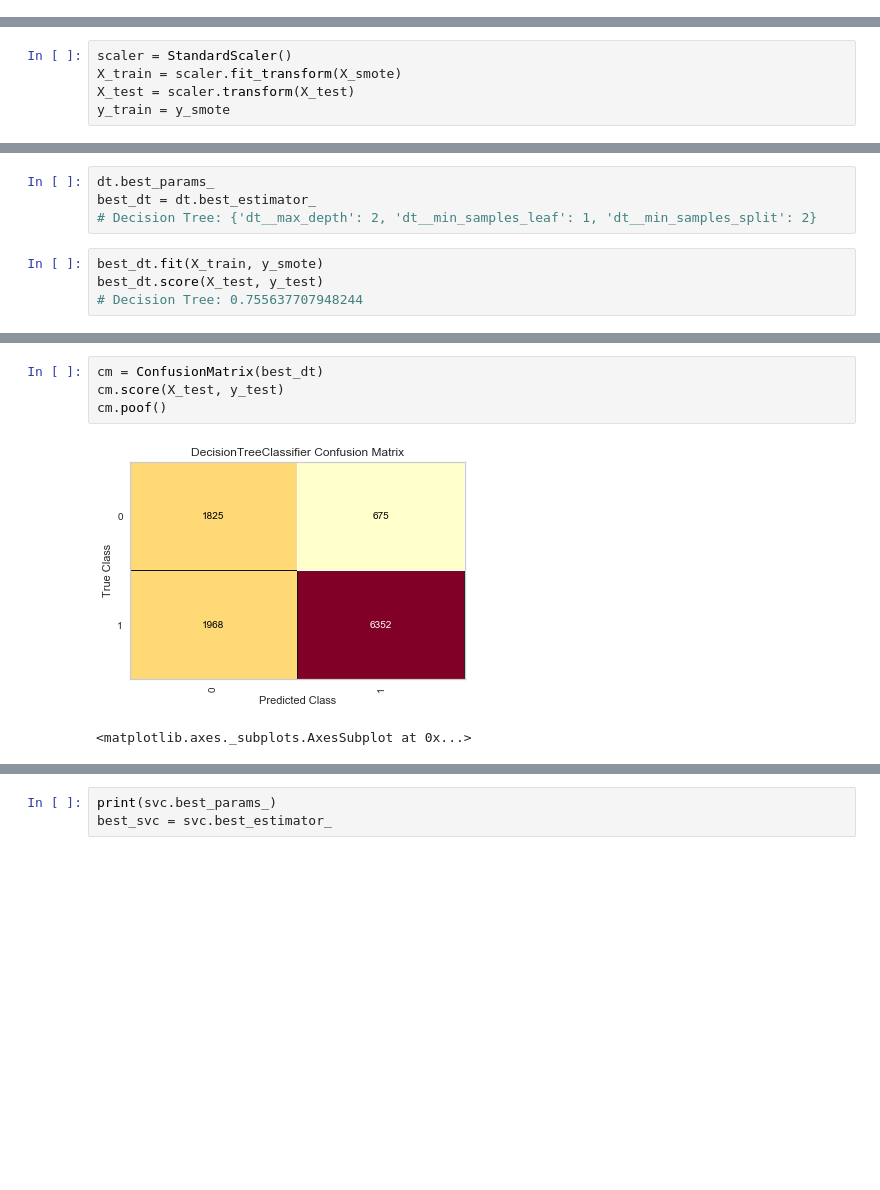
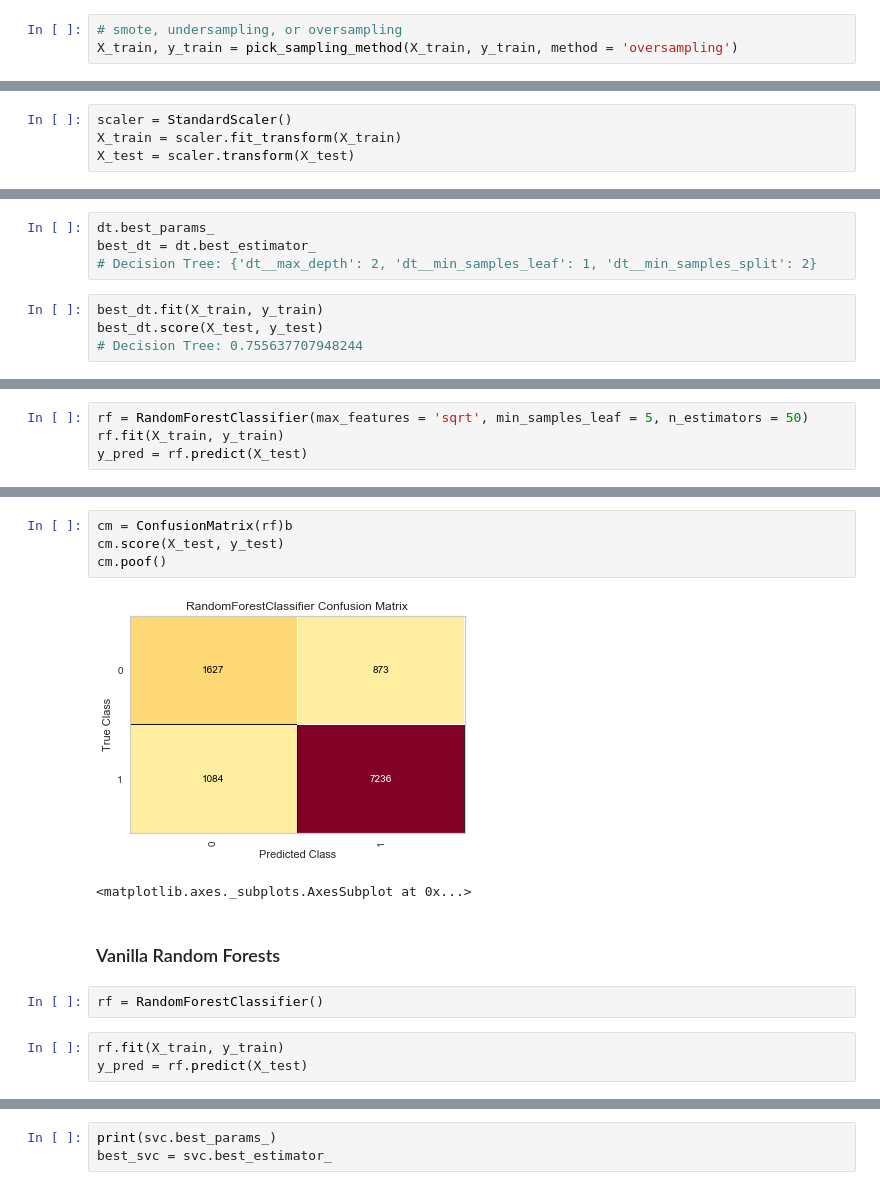
Before and after one commit to BudBernhard/DeepSolarAnalysis, a Jupyter notebook: EDA_Notebooks/EDA_Allison.ipynb, the cells around one changed output, grey strips where cells are left out. Saved outputs shown, nothing was run; the diff lists cells and outputs as text; blank space fills up the shorter version.

```diff
--- a/EDA_Notebooks/EDA_Allison.ipynb
+++ b/EDA_Notebooks/EDA_Allison.ipynb
@@ -123 +113,4 @@ X_under, y_under = rus.fit_resample(X_train, y_train)
+# %%
+# smote, undersampling, or oversampling
+X_train, y_train = pick_sampling_method(X_train, y_train, method = 'oversampling')
 # %%
@@ -155,9 +123,8 @@ Name: has_tiles, dtype: int64
 ### Scale Data
 # %%
 scaler = StandardScaler()
-X_train = scaler.fit_transform(X_smote)
+X_train = scaler.fit_transform(X_train)
 X_test = scaler.transform(X_test)
-y_train = y_smote
 # %%
 X_train.shape
 # %% [output]
@@ -212,7 +178,7 @@ dt.best_params_
 best_dt = dt.best_estimator_
 # Decision Tree: {'dt__max_depth': 2, 'dt__min_samples_leaf': 1, 'dt__min_samples_split': 2}
 # %%
-best_dt.fit(X_train, y_smote)
+best_dt.fit(X_train, y_train)
 best_dt.score(X_test, y_test)
 # Decision Tree: 0.755637707948244
 # %% [output]
@@ -230,0 +205,4 @@ F1 Score: 0.8308326357138257
+# %%
+rf = RandomForestClassifier(max_features = 'sqrt', min_samples_leaf = 5, n_estimators = 50)
+rf.fit(X_train, y_train)
+y_pred = rf.predict(X_test)
@@ -231,7 +221,14 @@ F1 Score: 0.8308326357138257
 # %%
-cm = ConfusionMatrix(best_dt)
+cm = ConfusionMatrix(rf)b
 cm.score(X_test, y_test)
 cm.poof()
 # %% [output]
-[figure, old version]
+[figure, new version]
 <matplotlib.axes._subplots.AxesSubplot at 0x...>
+# %% [markdown]
+### Vanilla Random Forests
+# %%
+rf = RandomForestClassifier()
+# %%
+rf.fit(X_train, y_train)
+y_pred = rf.predict(X_test)
```
Also changed, not shown: parts of 58 cells of this notebook, 3 other files.
